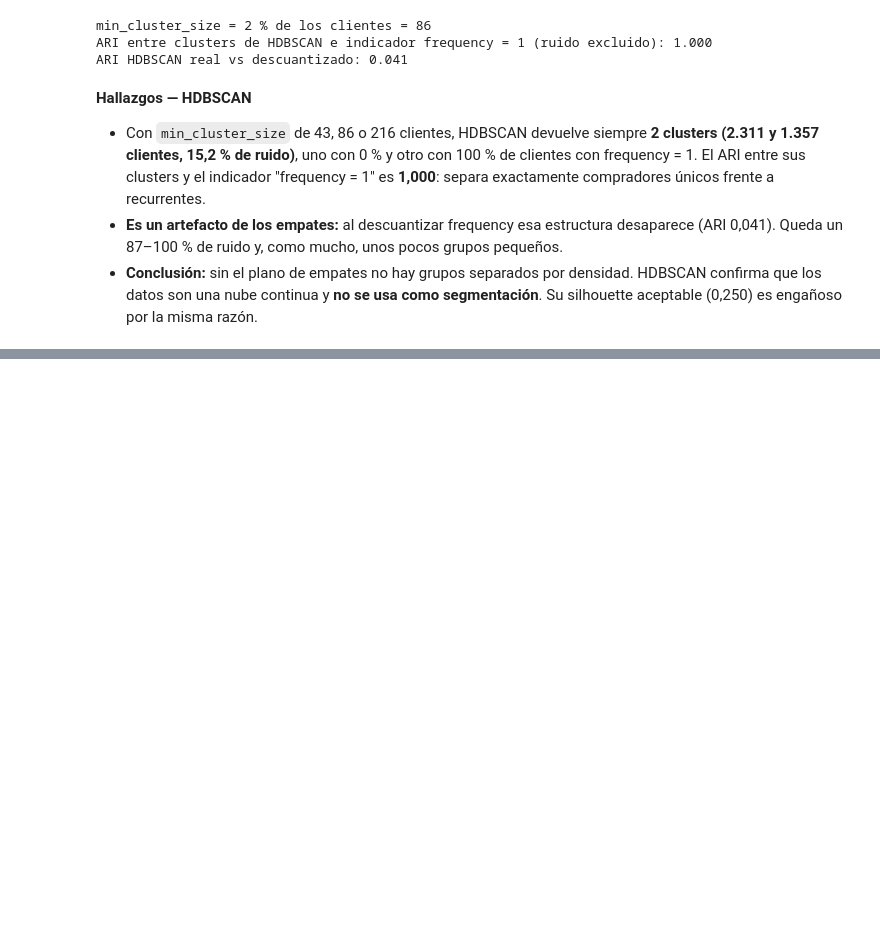
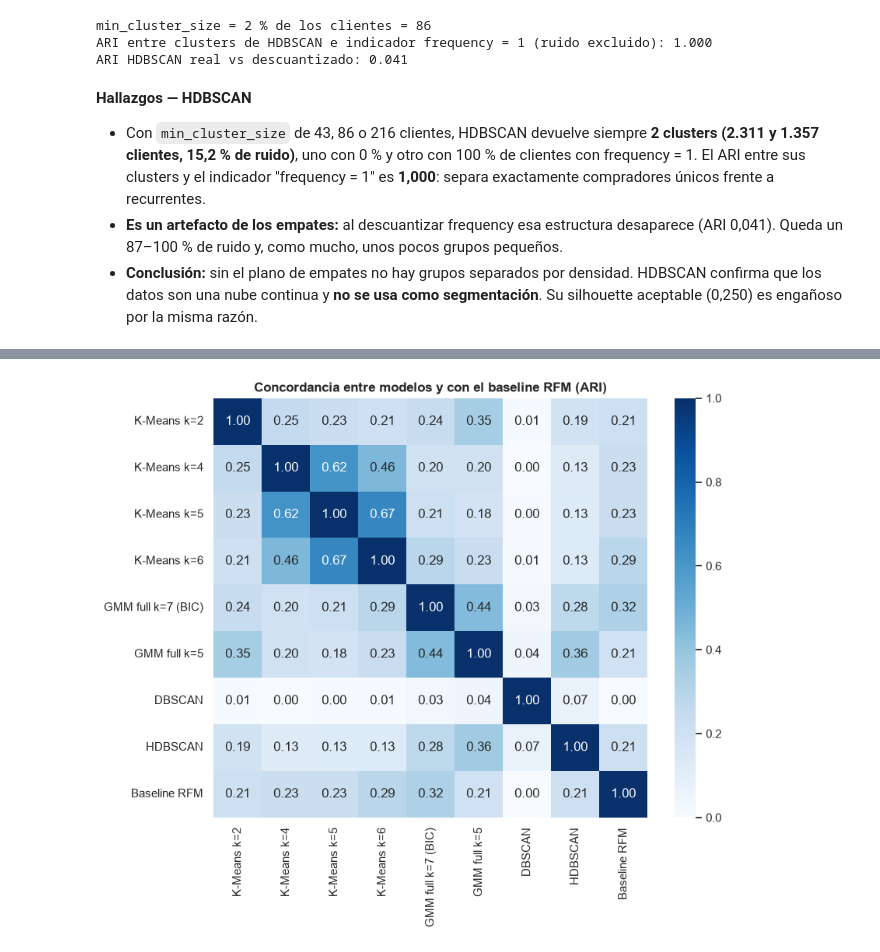
Before and after one commit to Andres766/proeyecto-mineria-de-datos, a Jupyter notebook: notebooks/03_modelado.ipynb, the cells around one changed output, grey strips where cells are left out. Drawn from its saved outputs; the diff is of its cells as text; code cells hidden in the pictures; blank space fills up the shorter version.

Commit message:
Añade validación comparativa y justificación del modelo final

```diff
--- a/notebooks/03_modelado.ipynb
+++ b/notebooks/03_modelado.ipynb
@@ -591,0 +601,23 @@ ARI HDBSCAN real vs descuantizado: 0.041
+# %%
+candidatos = {
+    "K-Means k=2": (lambda x, s: ajustar_kmeans(x, 2, s).labels_, Z, Z_desc),
+    "K-Means k=4": (lambda x, s: ajustar_kmeans(x, 4, s).labels_, Z, Z_desc),
+    "K-Means k=5": (lambda x, s: ajustar_kmeans(x, 5, s).labels_, Z, Z_desc),
+    "K-Means k=6": (lambda x, s: ajustar_kmeans(x, 6, s).labels_, Z, Z_desc),
+    f"GMM {GMM_TIPO} k={GMM_K} (BIC)": (lambda x, s: ajustar_gmm(x, GMM_K, GMM_TIPO, REG_COVAR, s).predict(x), Z, Z_desc),
+    f"GMM {GMM_TIPO} k=5": (lambda x, s: ajustar_gmm(x, 5, GMM_TIPO, REG_COVAR, s).predict(x), Z, Z_desc),
+    "DBSCAN": (lambda x, s: ajustar_dbscan(x, EPS, MIN_SAMPLES), Zn, Zn_desc),
+    "HDBSCAN": (lambda x, s: ajustar_hdbscan(x, MCS, MIN_SAMPLES), Zn, Zn_desc),
+}
+particiones, filas = {}, []
+for nombre, (ajustar, datos, datos_desc) in candidatos.items():
+    etiquetas = ajustar(datos, config.RANDOM_STATE)
+    particiones[nombre] = etiquetas
+    estab = estabilidad_submuestreo(datos, ajustar, n_repeticiones=50)
+    m = metricas_internas(Z, etiquetas)
+    validos = etiquetas[etiquetas != -1]
+    filas.append({"modelo": nombre, **m, "estabilidad_mediana": np.median(estab), "estabilidad_p10": np.percentile(estab, 10),
+                  "ARI_descuantizado": ari(etiquetas, ajustar(datos_desc, config.RANDOM_STATE)),
+                  "pct_segmento_menor": 100 * np.bincount(validos - validos.min()).min() / len(etiquetas) if len(validos) else np.nan})
+comparativa = pd.DataFrame(filas).set_index("modelo")
+comparativa
@@ -591,0 +635,10 @@ ARI HDBSCAN real vs descuantizado: 0.041
+# %%
+particiones_con_baseline = {**particiones, "Baseline RFM": pd.factorize(clientes["segmento_rfm"])[0]}
+matriz = matriz_ari(particiones_con_baseline)
+fig, ax = plt.subplots(figsize=(9, 7))
+sns.heatmap(matriz, annot=True, fmt=".2f", cmap="Blues", vmin=0, vmax=1, ax=ax)
+ax.set_title("Concordancia entre modelos y con el baseline RFM (ARI)")
+guardar_figura(fig, "03_matriz_ari")
+plt.show()
+# %% [output]
+[figure, added]
```
Also changed, not shown: parts of 10 cells of this notebook.
